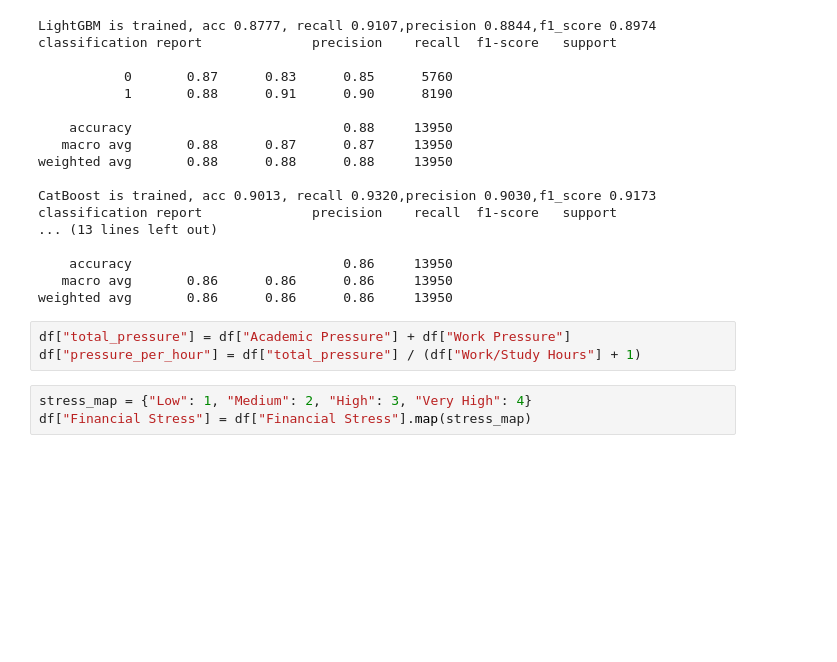
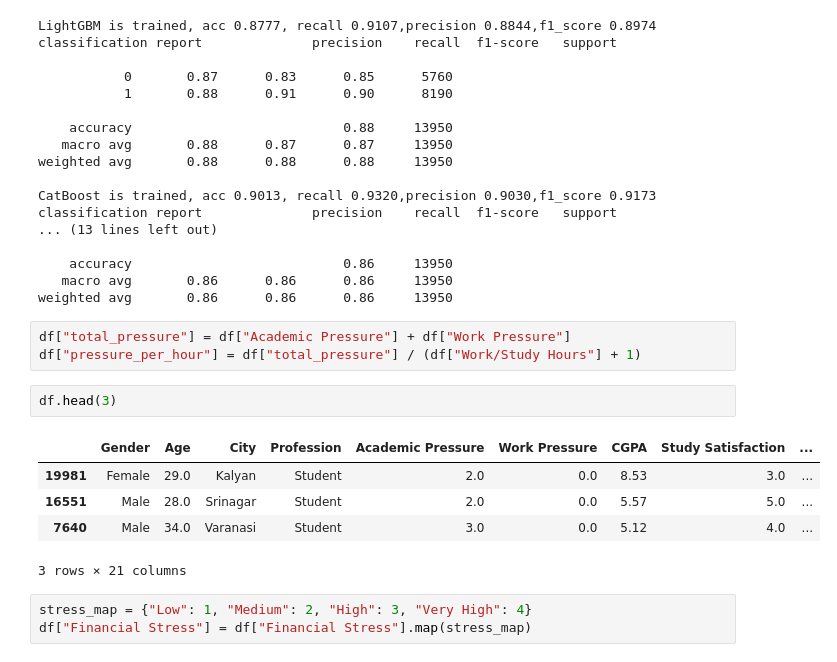
Before and after one commit to cathym20/Student-Depression, a Jupyter notebook: student_depression.ipynb, the cells around one changed output. Saved outputs shown, nothing was run; the diff lists cells and outputs as text; blank space fills up the shorter version.

```diff
--- a/student_depression.ipynb
+++ b/student_depression.ipynb
@@ -367,6 +373,14 @@ weighted avg       0.86      0.86      0.86     13950
 # %%
 df["total_pressure"] = df["Academic Pressure"] + df["Work Pressure"]
 df["pressure_per_hour"] = df["total_pressure"] / (df["Work/Study Hours"] + 1)
+# %%
+df.head(3)
+# %% [output]
+|  | Gender | Age | City | Profession | Academic Pressure | Work Pressure | CGPA | Study Satisfaction | ... |
+| 19981 | Female | 29.0 | Kalyan | Student | 2.0 | 0.0 | 8.53 | 3.0 | ... |
+| 16551 | Male | 28.0 | Srinagar | Student | 2.0 | 0.0 | 5.57 | 5.0 | ... |
+| 7640 | Male | 34.0 | Varanasi | Student | 3.0 | 0.0 | 5.12 | 4.0 | ... |
+3 rows × 21 columns
 # %%
 stress_map = {"Low": 1, "Medium": 2, "High": 3, "Very High": 4}
 df["Financial Stress"] = df["Financial Stress"].map(stress_map)
```
Also changed, not shown: parts of 15 cells of this notebook.
